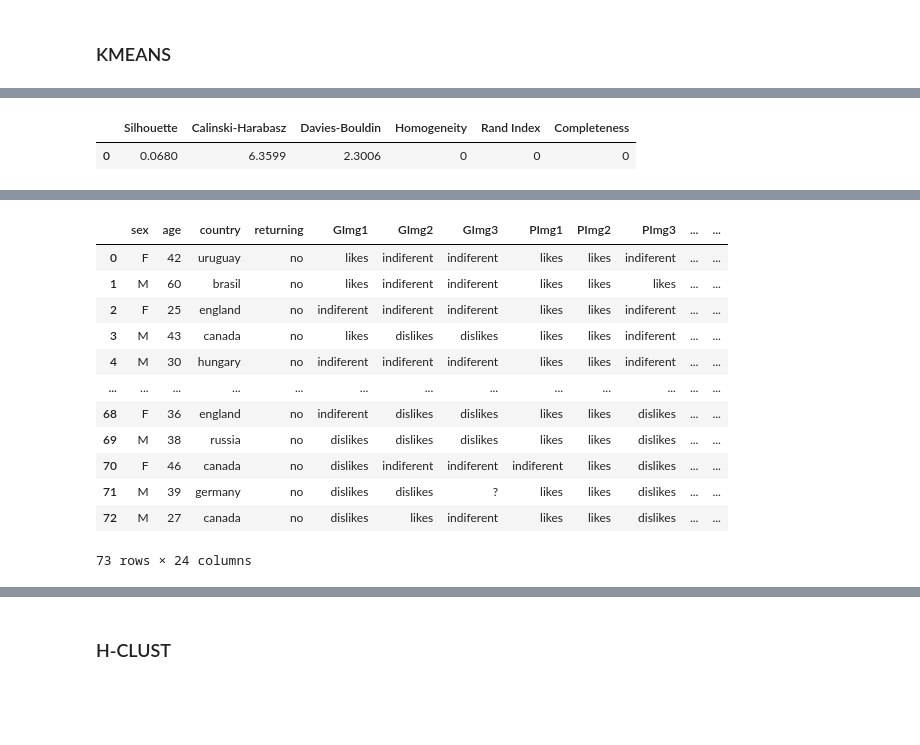
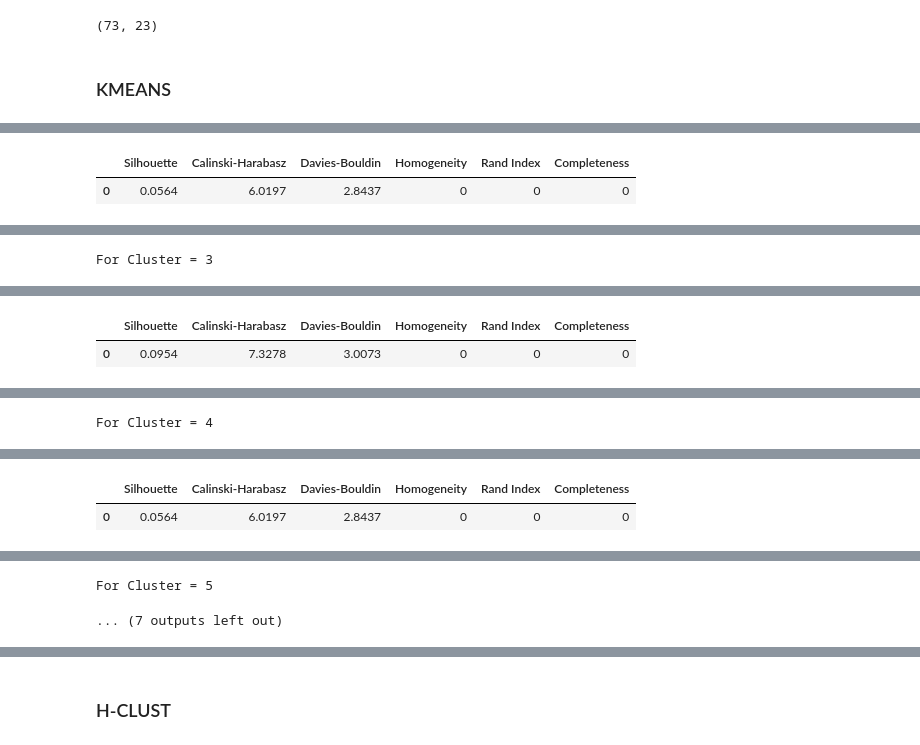
Before and after one commit to KingParth904/Clustering-Using-Pycaret, a Jupyter notebook: pycaret.ipynb, the cells around one changed output, grey strips where cells are left out. Saved outputs shown, nothing was run; the diff lists cells and outputs as text; code cells hidden in the pictures; blank space fills up the shorter version.

```diff
--- a/pycaret.ipynb
+++ b/pycaret.ipynb
@@ -3,7 +3,11 @@ import pandas as pd
 import numpy as np
 from pycaret.clustering import *
 # %%
-data=pd.read_csv("C:/Users/sanja/OneDrive/Desktop/CLass/seeds/non-verbal tourist data.csv")
+data=pd.read_csv("C:/Users/sanja/OneDrive/Desktop/CLass/Clustering Using Pycaret/non-verbal tourist data.csv")
+# %%
+data.shape
+# %% [output]
+(73, 23)
 # %% [markdown]
 ### KMEANS
 # %%
@@ -11,8 +15,20 @@ kMeanClusteringParameters = setup(data, normalize = True,normalize_method='zscor
 KMeanClusteringModel = create_model('kmeans', num_clusters=4)
 kMeanPrediction = assign_model(KMeanClusteringModel)
 kMeanPrediction
+print("For Cluster = 3")
+x = create_model('kmeans', num_clusters = 3)
+
+print("For Cluster = 4")
+x = create_model('kmeans', num_clusters = 4)
+
+print("For Cluster = 5")
+x = create_model('kmeans', num_clusters = 5)
+
+print("For Cluster = 6")
+x = create_model('kmeans', num_clusters = 6)
 # %% [output]
 [interactive output not drawn]
 |  | Silhouette | Calinski-Harabasz | Davies-Bouldin | Homogeneity | Rand Index | Completeness |
-| 0 | 0.0680 | 6.3599 | 2.3006 | 0 | 0 | 0 |
+| 0 | 0.0564 | 6.0197 | 2.8437 | 0 | 0 | 0 |
 [interactive output not drawn]
+For Cluster = 3
@@ -19,13 +36,2 @@ kMeanPrediction
-|  | sex | age | country | returning | GImg1 | GImg2 | GImg3 | PImg1 | PImg2 | PImg3 | ... | ... |
-| 0 | F | 42 | uruguay | no | likes | indiferent | indiferent | likes | likes | indiferent | ... | ... |
-| 1 | M | 60 | brasil | no | likes | indiferent | indiferent | likes | likes | likes | ... | ... |
-| 2 | F | 25 | england | no | indiferent | indiferent | indiferent | likes | likes | indiferent | ... | ... |
-| 3 | M | 43 | canada | no | likes | dislikes | dislikes | likes | likes | indiferent | ... | ... |
-| 4 | M | 30 | hungary | no | indiferent | indiferent | indiferent | likes | likes | indiferent | ... | ... |
-| ... | ... | ... | ... | ... | ... | ... | ... | ... | ... | ... | ... | ... |
-| 68 | F | 36 | england | no | indiferent | dislikes | dislikes | likes | likes | dislikes | ... | ... |
-| 69 | M | 38 | russia | no | dislikes | dislikes | dislikes | likes | likes | dislikes | ... | ... |
-| 70 | F | 46 | canada | no | dislikes | indiferent | indiferent | indiferent | likes | dislikes | ... | ... |
-| 71 | M | 39 | germany | no | dislikes | dislikes | ? | likes | likes | dislikes | ... | ... |
-| 72 | M | 27 | canada | no | dislikes | likes | indiferent | likes | likes | dislikes | ... | ... |
+|  | Silhouette | Calinski-Harabasz | Davies-Bouldin | Homogeneity | Rand Index | Completeness |
+| 0 | 0.0954 | 7.3278 | 3.0073 | 0 | 0 | 0 |
-73 rows × 24 columns
@@ -31,0 +39 @@ kMeanPrediction
+For Cluster = 4
@@ -31,0 +41,2 @@ kMeanPrediction
+|  | Silhouette | Calinski-Harabasz | Davies-Bouldin | Homogeneity | Rand Index | Completeness |
+| 0 | 0.0564 | 6.0197 | 2.8437 | 0 | 0 | 0 |
@@ -32,3 +44,5 @@ kMeanPrediction
+For Cluster = 5
+... (7 outputs left out)
 # %%
 plot_model(KMeanClusteringModel, plot='cluster')
 # %% [output]
```
Also changed, not shown: parts of 5 cells of this notebook.
